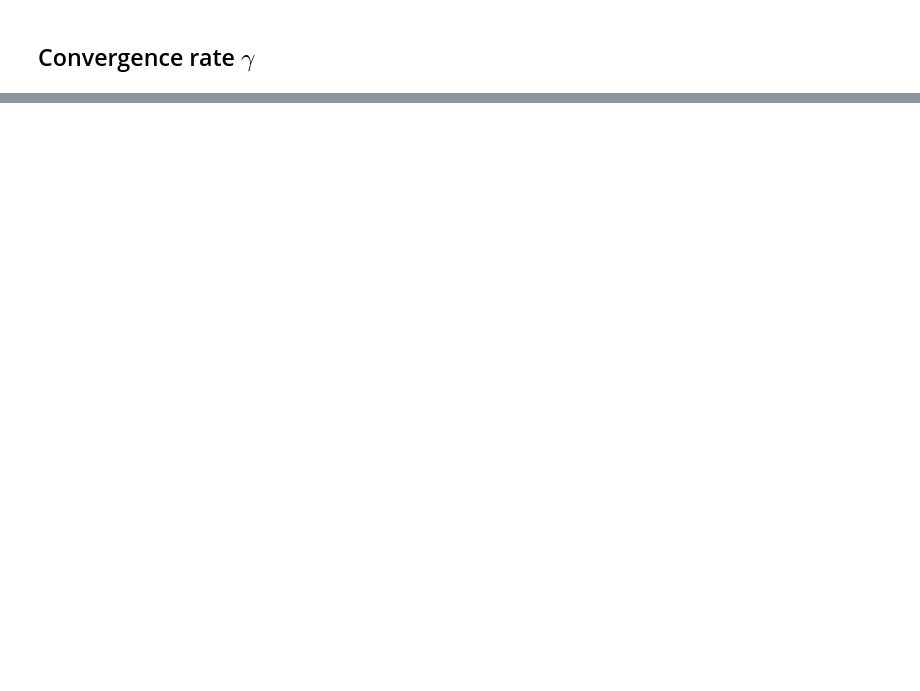
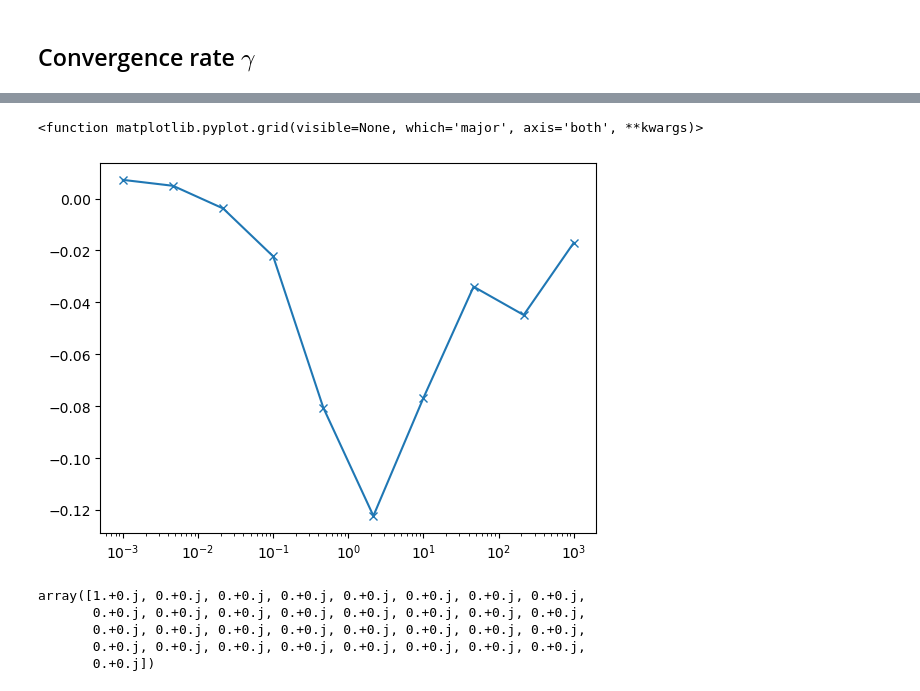
Before and after one commit to lucas-perrin/LWW_Assim, a Jupyter notebook: python_code/comparaison_observers.ipynb, the cells around one changed output, grey strips where cells are left out. Drawn from its saved outputs; the diff is of its cells as text; code cells hidden in the pictures; blank space fills up the shorter version.

```diff
--- a/python_code/comparaison_observers.ipynb
+++ b/python_code/comparaison_observers.ipynb
@@ -229,0 +244,14 @@ plt.grid()
+# %%
+plt.semilogx(gamma_list,conv_factor_obs,'x-',label='observed convergence rate')
+plt.grid
+# %% [output]
+<function matplotlib.pyplot.grid(visible=None, which='major', axis='both', **kwargs)>
+[figure, added]
+# %%
+np.linalg.eig(fAB)[1][0:33,0]
+# %% [output]
+array([1.+0.j, 0.+0.j, 0.+0.j, 0.+0.j, 0.+0.j, 0.+0.j, 0.+0.j, 0.+0.j,
+       0.+0.j, 0.+0.j, 0.+0.j, 0.+0.j, 0.+0.j, 0.+0.j, 0.+0.j, 0.+0.j,
+       0.+0.j, 0.+0.j, 0.+0.j, 0.+0.j, 0.+0.j, 0.+0.j, 0.+0.j, 0.+0.j,
+       0.+0.j, 0.+0.j, 0.+0.j, 0.+0.j, 0.+0.j, 0.+0.j, 0.+0.j, 0.+0.j,
+       0.+0.j])
```
Also changed, not shown: parts of 38 cells of this notebook, 12 other files.
